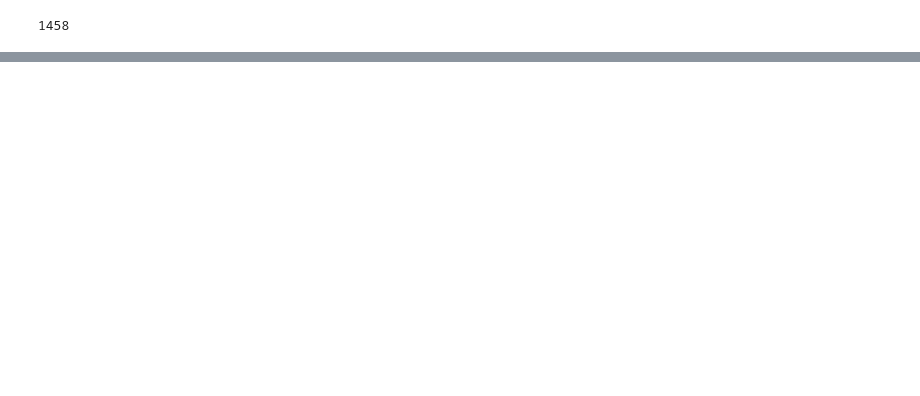
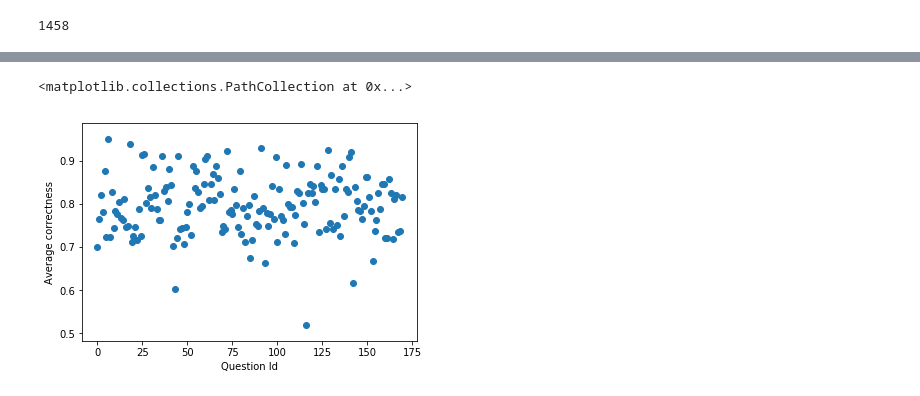
Before and after one commit to dpribula/Diploma, a Jupyter notebook: data_analysis.ipynb, the cells around one changed output, grey strips where cells are left out. Cells and saved outputs as stored; diff of their text form; code cells hidden in the pictures; blank space fills up the shorter version.

```diff
--- a/data_analysis.ipynb
+++ b/data_analysis.ipynb
@@ -49,0 +50,5 @@ features.sample(10)
+# %%
+codes = pd.read_csv('./data/place_code.csv', sep=';')
+codes = codes[['id','name']]
+codes = codes.rename(index=str, columns={"id":"place_asked", "name":"name"})
+codes.sample(5)
@@ -50,4 +62,4 @@ features.sample(10)
 # %%
-ids = [i for i in range(224)]
+ids = [i for i in range(51,224)]
 filtered = features[features['place_asked'].isin(ids)]
-grouped = filtered.groupby('place_asked')['correct'].agg([['min','mean']])
+grouped = filtered.groupby('place_asked')['correct'].agg([['averages','mean']])
@@ -55,0 +66,3 @@ grouped.to_csv("~/test.csv")
+# %%
+grouped = codes.merge(grouped,left_on='place_asked', right_on='place_asked')
+grouped.to_csv("./analysis/answer_averages.csv")
@@ -55,0 +123,9 @@ grouped.to_csv("~/test.csv")
+# %%
+averages = grouped['averages']
+y = [x for x in range(len(averages))]
+fig, ax = plt.subplots()
+ax.set(ylabel='Average correctness', xlabel='Question Id')
+ax.scatter(y, averages)
+# %% [output]
+<matplotlib.collections.PathCollection at 0x...>
+[figure, added]
```
Also changed, not shown: parts of 12 cells of this notebook, 16 other files.
